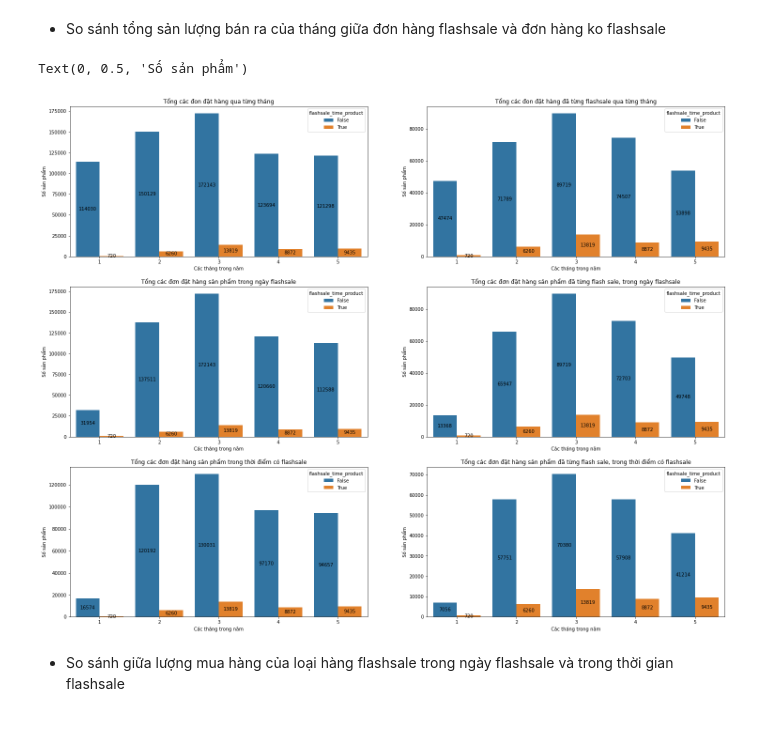
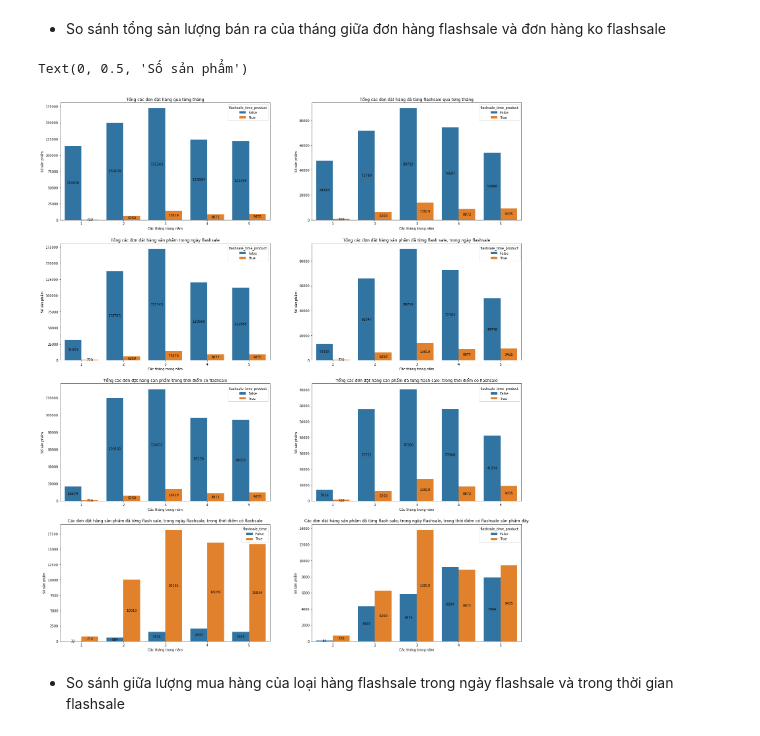
Before and after one commit to ToanLyHoa/Report-data-analysis, a Jupyter notebook: Analysis_Fahasa_Final.ipynb, the cells around one changed output. Saved outputs shown, nothing was run; the diff lists cells and outputs as text; code cells hidden in the pictures.

```diff
--- a/Analysis_Fahasa_Final.ipynb
+++ b/Analysis_Fahasa_Final.ipynb
@@ -529,7 +529,7 @@ Text(0.5, 1.0, 'Lượng mua hàng trung bình trong tháng các ngày trong tu
 # %% [markdown]
 - So sánh tổng sản lượng bán ra của tháng giữa đơn hàng flashsale và đơn hàng ko flashsale
 # %%
-fig, ax = plt.subplots(3, 2, figsize=(25,20))
+fig, ax = plt.subplots(4, 2, figsize=(25,30))
 
 # Show ra khác biệt về ngày
 sns.barplot(data = fhs_sales_flat_order_item_state_2022,
@@ -594,34 +594,69 @@ df3 = fhs_sales_flat_order_item_state_2022\
         .loc[(fhs_sales_flat_order_item_state_2022['flashsale_time'] ==  True)]
 
 sns.barplot(data = df3,
           x = df3['fhs_sales_flat_order_item.created_at'].dt.month,
           y = df3['fhs_sales_flat_order.entity_id'],
           hue = 'flashsale_time_product', ax = ax[2,0], palette="tab10", estimator = np.count_nonzero)
 
 for container in ax[2,0].containers:
     ax[2,0].bar_label(container, label_type='center')
 ax[2,0].set_title('Tổng các đơn đặt hàng sản phẩm trong thời điểm có flashsale')
 ax[2,0].set_xlabel('Các tháng trong năm')
 ax[2,0].set_ylabel('Số sản phẩm')
 
 # df4 chứa đơn hàng từng được flashsale được bán vào thời điểm flashsale_time
 df4= fhs_sales_flat_order_item_state_2022\
         .loc[(fhs_sales_flat_order_item_state_2022['flashsale_product'] ==  True)
         &    (fhs_sales_flat_order_item_state_2022['flashsale_time'] ==  True)]
 
 sns.barplot(data = df4,
           x = df4['fhs_sales_flat_order_item.created_at'].dt.month,
           y = df4['fhs_sales_flat_order.entity_id'],
           hue = 'flashsale_time_product', ax = ax[2,1], palette="tab10", estimator = np.count_nonzero)
 
 for container in ax[2,1].containers:
     ax[2,1].bar_label(container, label_type='center')
 ax[2,1].set_title('Tổng các đơn đặt hàng sản phẩm đã từng flash sale, trong thời điểm có flashsale')
 ax[2,1].set_xlabel('Các tháng trong năm')
 ax[2,1].set_ylabel('Số sản phẩm')
+
+
+# df5 chứa đơn hàng từng được flashsale được bán vào thời ngày có flashsale của sản phẩm đấy
+df5= fhs_sales_flat_order_item_state_2022\
+        .loc[(fhs_sales_flat_order_item_state_2022['flashsale_product'] ==  True)
+        &    (fhs_sales_flat_order_item_state_2022['flashsale_day_product'] ==  True)
+        ]
+
+sns.barplot(data = df5,
+          x = df5['fhs_sales_flat_order_item.created_at'].dt.month,
+          y = df5['fhs_sales_flat_order.entity_id'],
+          hue = 'flashsale_time', ax = ax[3,0], palette="tab10", estimator = np.count_nonzero)
+
+for container in ax[3,0].containers:
+    ax[3,0].bar_label(container, label_type='center')
+ax[3,0].set_title('Các đơn đặt hàng sản phẩm đã từng flash sale, trong ngày flashsale, trong thời điểm có flashsale')
+ax[3,0].set_xlabel('Các tháng trong năm')
+ax[3,0].set_ylabel('Số sản phẩm')
+
+# df6 chứa đơn hàng từng được flashsale được bán vào thời ngày có flashsale của sản phẩm đấy
+df5= fhs_sales_flat_order_item_state_2022\
+        .loc[(fhs_sales_flat_order_item_state_2022['flashsale_product'] ==  True)
+        &    (fhs_sales_flat_order_item_state_2022['flashsale_day_product'] ==  True)
+        ]
+
+sns.barplot(data = df5,
+          x = df5['fhs_sales_flat_order_item.created_at'].dt.month,
+          y = df5['fhs_sales_flat_order.entity_id'],
+          hue = 'flashsale_time_product', ax = ax[3,1], palette="tab10", estimator = np.count_nonzero)
+
+for container in ax[3,1].containers:
+    ax[3,1].bar_label(container, label_type='center')
+ax[3,1].set_title('Các đơn đặt hàng sản phẩm đã từng flash sale, trong ngày flashsale, trong thời điểm có flashsale sản phẩm đấy')
+ax[3,1].set_xlabel('Các tháng trong năm')
+ax[3,1].set_ylabel('Số sản phẩm')
 # %% [output]
 Text(0, 0.5, 'Số sản phẩm')
-[figure, old version]
+[figure, new version]
 # %% [markdown]
 - So sánh giữa lượng mua hàng của loại hàng flashsale trong ngày flashsale và trong thời gian flashsale
 # %%
```
Also changed, not shown: parts of 10 cells of this notebook, 1 other file.
